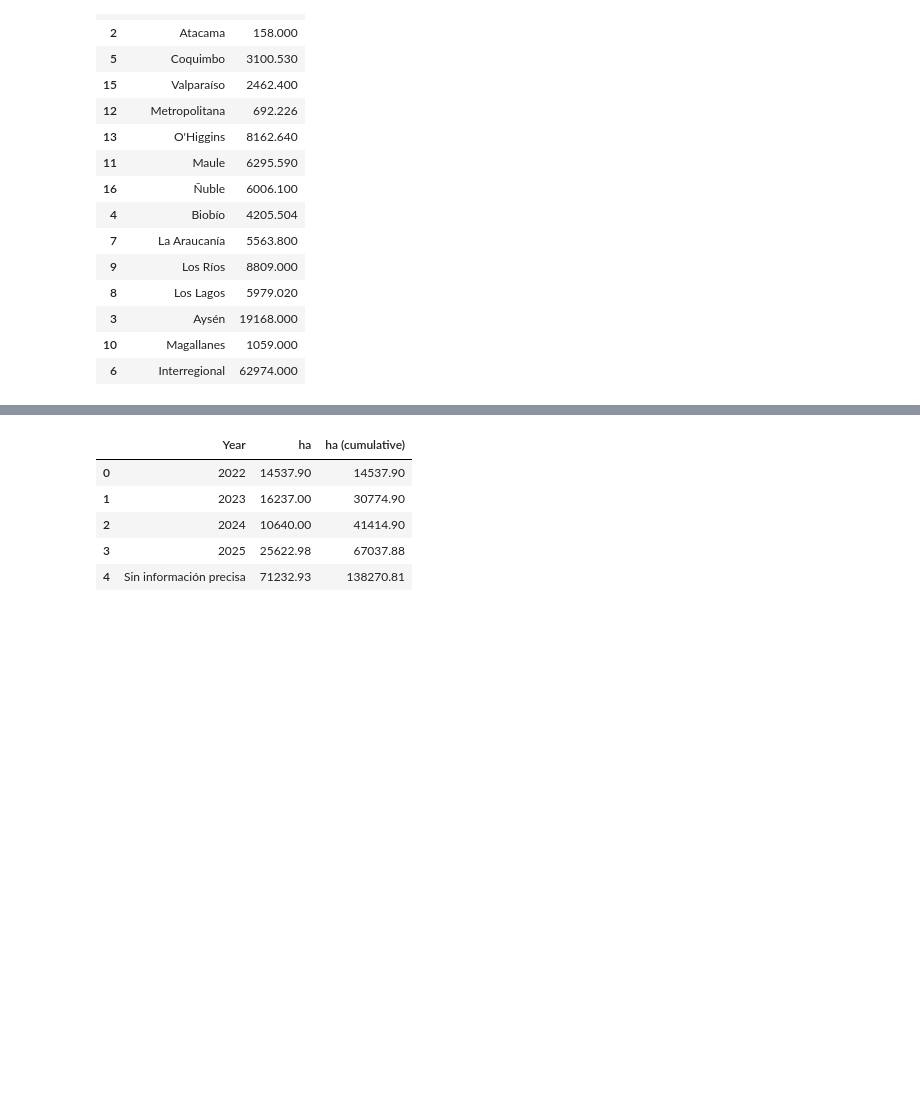
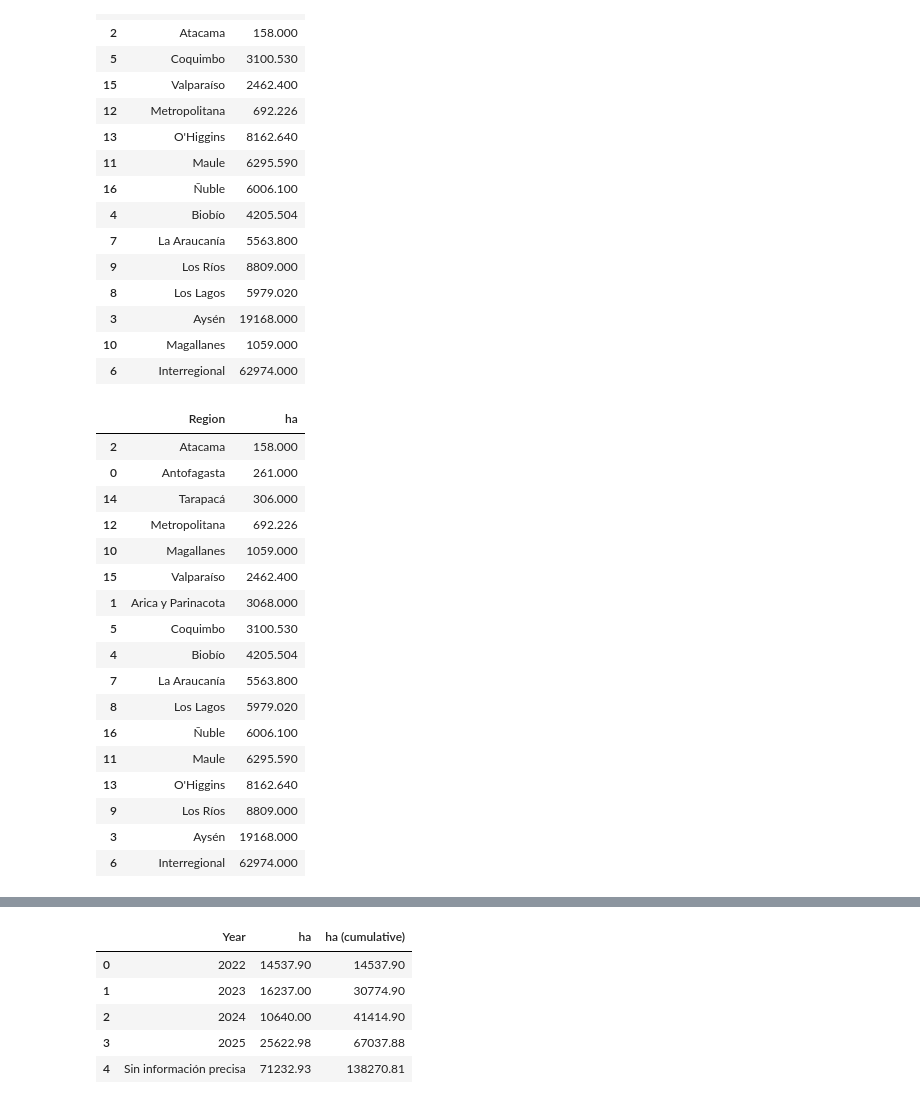
Before and after one commit to IEB-BIODATA/7NR-Indicators, a Jupyter notebook: indicadores/2_1_Area_under_restoration/2_1_Area_under_restoration.ipynb, the cells around one changed output, grey strips where cells are left out. Cells and saved outputs as stored; diff of their text form; code cells hidden in the pictures; blank space fills up the shorter version.

```diff
--- a/indicadores/2_1_Area_under_restoration/2_1_Area_under_restoration.ipynb
+++ b/indicadores/2_1_Area_under_restoration/2_1_Area_under_restoration.ipynb
@@ -124,4 +124,29 @@ data_region_cbd
 | 3 | Aysén | 19168.000 |
 | 10 | Magallanes | 1059.000 |
 | 6 | Interregional | 62974.000 |
+# %%
+region_count = len(data_region_cbd)
+sorted_region_ha = data_region_cbd.sort_values("ha")
+first_cut = sorted_region_ha.iloc[region_count - 2]["ha"]
+second_cut = sorted_region_ha.iloc[region_count - 1]["ha"]
+sorted_region_ha
+# %% [output]
+|  | Region | ha |
+| 2 | Atacama | 158.000 |
+| 0 | Antofagasta | 261.000 |
+| 14 | Tarapacá | 306.000 |
+| 12 | Metropolitana | 692.226 |
+| 10 | Magallanes | 1059.000 |
+| 15 | Valparaíso | 2462.400 |
+| 1 | Arica y Parinacota | 3068.000 |
+| 5 | Coquimbo | 3100.530 |
+| 4 | Biobío | 4205.504 |
+| 7 | La Araucanía | 5563.800 |
+| 8 | Los Lagos | 5979.020 |
+| 16 | Ñuble | 6006.100 |
+| 11 | Maule | 6295.590 |
+| 13 | O'Higgins | 8162.640 |
+| 9 | Los Ríos | 8809.000 |
+| 3 | Aysén | 19168.000 |
+| 6 | Interregional | 62974.000 |
 # %%
```
Also changed, not shown: parts of 6 cells of this notebook.
